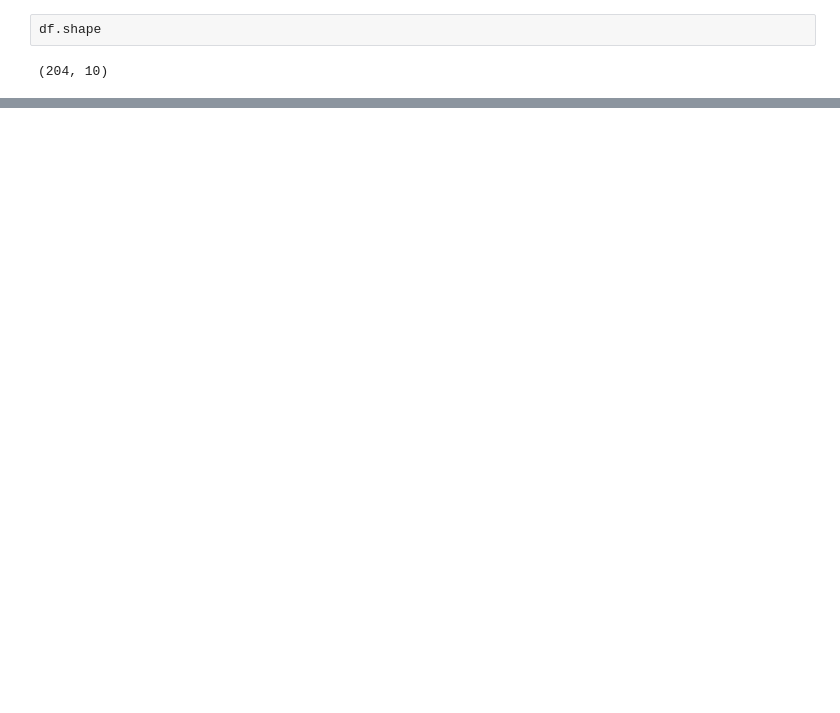
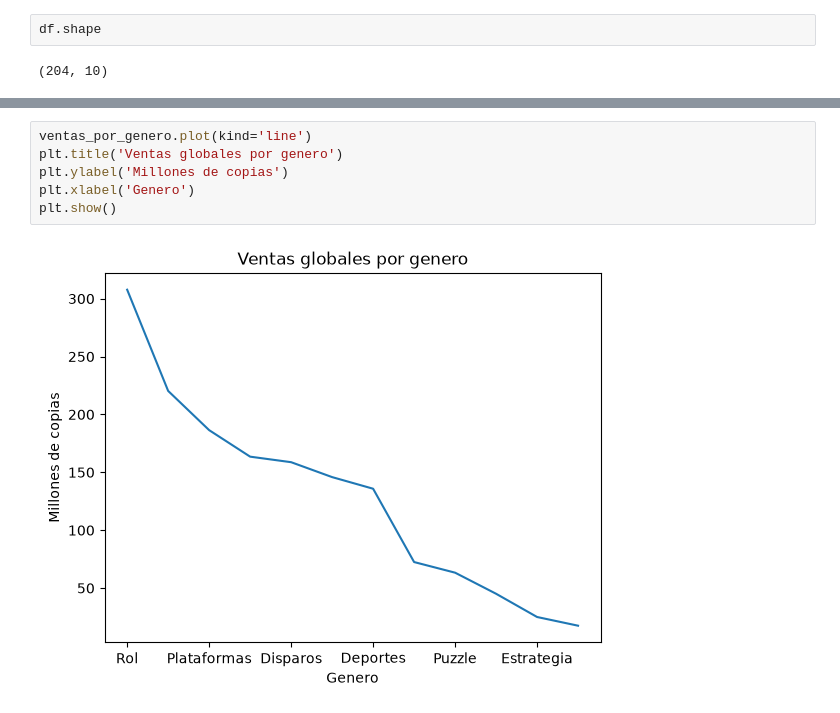
Before and after one commit to Duran24062005/Python, a Jupyter notebook: 13_data_analisis/analisis_sale.ipynb, the cells around one changed output, grey strips where cells are left out. Saved outputs shown, nothing was run; the diff lists cells and outputs as text; blank space fills up the shorter version.

```diff
--- a/13_data_analisis/analisis_sale.ipynb
+++ b/13_data_analisis/analisis_sale.ipynb
@@ -26,0 +331,8 @@ df.shape
+# %%
+ventas_por_genero.plot(kind='line')
+plt.title('Ventas globales por genero')
+plt.ylabel('Millones de copias')
+plt.xlabel('Genero')
+plt.show()
+# %% [output]
+[figure, added]
```
Also changed, not shown: parts of 31 cells of this notebook, 3 other files.
